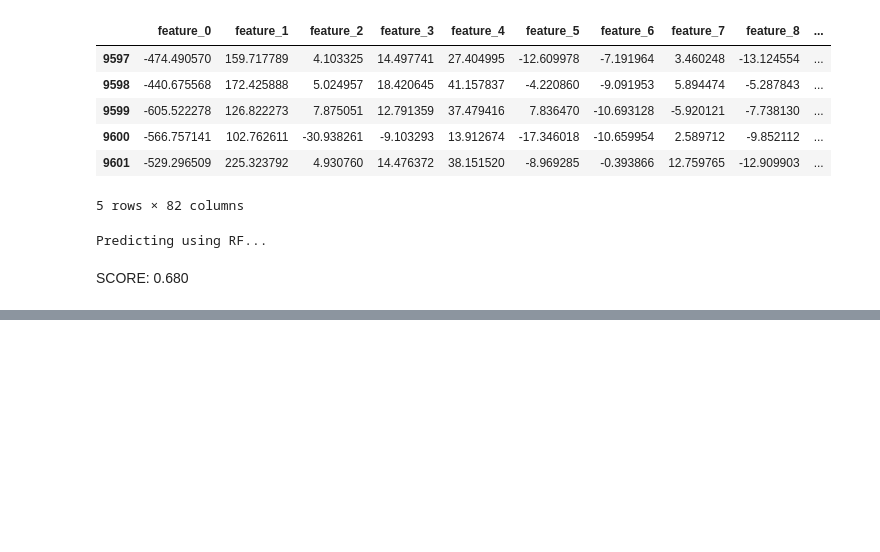
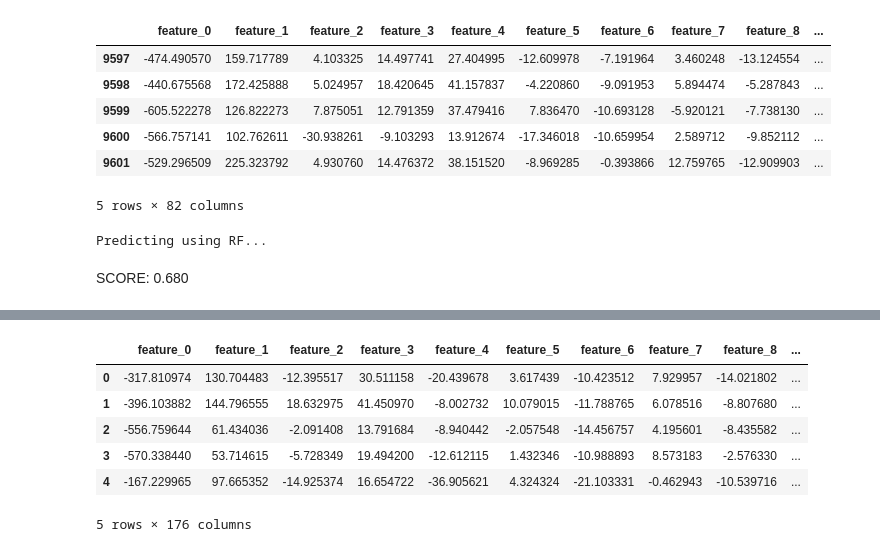
Before and after one commit to notlosca/audio_emotion_classification, a Jupyter notebook: first_trial.ipynb, the cells around one changed output, grey strips where cells are left out. Saved outputs shown, nothing was run; the diff lists cells and outputs as text; code cells hidden in the pictures; blank space fills up the shorter version.

```diff
--- a/first_trial.ipynb
+++ b/first_trial.ipynb
@@ -604,0 +608,73 @@ SCORE: 0.680
+# %%
+import librosa
+from scipy.io import wavfile
+import numpy as np
+import pandas as pd
+import matplotlib.pyplot as plt
+import os
+import seaborn as sns
+from tqdm import tqdm
+
+from utils import *
+
+path = './summer_2022_project/'
+audio_path = path + 'audio/'
+
+df = pd.read_csv(path+'development.csv', dtype={'filename':'string', 'emotion':'string'}) # set string as type
+eval_df = pd.read_csv(path+'evaluation.csv', dtype={'filename':'string'}) # set string as type
+
+labels = df.emotion.unique()
+labels_dict = {v:k for k,v in enumerate(labels)} #needed to transform categorical labels
+
+df['encoded_emotion'] = df['emotion'].map(labels_dict)
+df.head()
+
+d = dict()
+# all the files have been sampled using the same sample rate. Hence we extract it
+sr, _ = wavfile.read(audio_path + df.filename.iloc[0])
+for filename in tqdm(df.filename):
+    d1 = dict()
+    features = []
+    signal, _ = librosa.load(audio_path+filename, sr=None, res_type='kaiser_fast')
+    try:
+        mfccs = librosa.feature.mfcc(y=signal, sr=sr, n_mfcc=40)
+        mfccs_mean = np.mean(mfccs, axis=-1) #mean along time axis. 1 value for each coefficient, the mean one
+        mfccs_std = np.std(mfccs, axis=-1) #std along time axis. 1 value for each coefficient, the std one
+        res = np.hstack((mfccs_mean, mfccs_std))
+        delta_mfccs_mean = np.mean(librosa.feature.delta(mfccs), axis=-1)
+        res = np.hstack((res, delta_mfccs_mean))
+        delta2_mfccs_mean = np.mean(librosa.feature.delta(mfccs, order=2), axis=-1)
+        res = np.hstack((res, delta2_mfccs_mean))
+        #mel_mean = np.mean(librosa.feature.melspectrogram(signal, sr), axis=-1)
+        #mel_std = np.std(librosa.feature.melspectrogram(signal, sr), axis=-1)
+        stft = np.abs(librosa.stft(signal))
+        chroma_stft = np.mean(librosa.feature.chroma_stft(S=stft, sr=sr), axis=-1)
+        res = np.hstack((res, chroma_stft))
+
+
+
+        d1 = {f'feature_{k}':v for k,v in enumerate(res)} # extract mfccs
+
+        d1['duration'] = signal.shape[0]/sr
+        d1['zcr_mean'] = np.mean(librosa.feature.zero_crossing_rate(y=signal), axis=-1)[0]
+        #d1['zcr_std'] = np.std(librosa.feature.zero_crossing_rate(y=signal), axis=-1)[0]
+        d1['rms'] = np.mean(librosa.feature.rms(y=signal), axis=-1)[0]
+    except:
+        print(filename)
+        continue
+    d[(int)(filename.split('.')[0])] = d1
+
+temp_df = pd.DataFrame.from_dict(d).T
+
+temp_df['encoded_emotion'] = df.encoded_emotion
+#temp_df['max_sample'] = temp_df['samples'].map(lambda x: max(x))
+temp_df = temp_df.astype({'duration':float})
+temp_df.head()
+# %% [output]
+|  | feature_0 | feature_1 | feature_2 | feature_3 | feature_4 | feature_5 | feature_6 | feature_7 | feature_8 | ... |
+| 0 | -317.810974 | 130.704483 | -12.395517 | 30.511158 | -20.439678 | 3.617439 | -10.423512 | 7.929957 | -14.021802 | ... |
+| 1 | -396.103882 | 144.796555 | 18.632975 | 41.450970 | -8.002732 | 10.079015 | -11.788765 | 6.078516 | -8.807680 | ... |
+| 2 | -556.759644 | 61.434036 | -2.091408 | 13.791684 | -8.940442 | -2.057548 | -14.456757 | 4.195601 | -8.435582 | ... |
+| 3 | -570.338440 | 53.714615 | -5.728349 | 19.494200 | -12.612115 | 1.432346 | -10.988893 | 8.573183 | -2.576330 | ... |
+| 4 | -167.229965 | 97.665352 | -14.925374 | 16.654722 | -36.905621 | 4.324324 | -21.103331 | -0.462943 | -10.539716 | ... |
+5 rows × 176 columns
```
Also changed, not shown: parts of 7 cells of this notebook.
